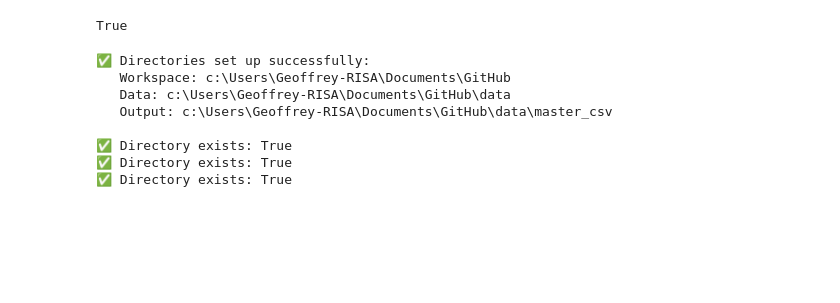
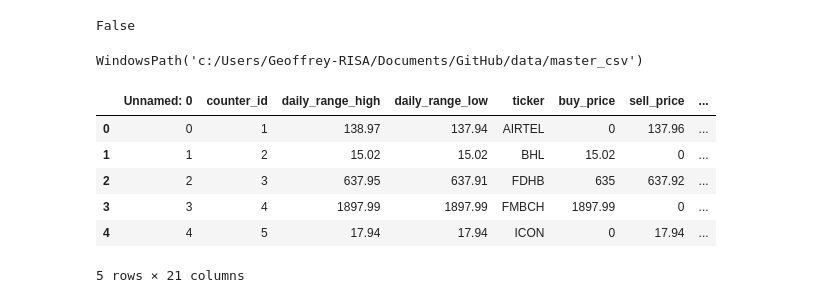
Before and after one commit to Geoffrey023/mse-api-assignment-Geo, a Jupyter notebook: database.ipynb, the cells around one changed output. Cells and saved outputs as stored; diff of their text form; code cells hidden in the pictures; blank space fills up the shorter version.

```diff
--- a/database.ipynb
+++ b/database.ipynb
@@ -1,43 +1,13 @@
-# %%
-#imports several libraries
-import psycopg2
-from sqlalchemy import create_engine, text
-import pandas as pd
-from dotenv import load_dotenv
-import os
-load_dotenv(dotenv_path='data/.env')
-# %% [output]
-True
-# %%
-# PATH SETUP
-from pathlib import Path
-
-try:
-    DIR_WORKSPACE = Path.cwd().parent.parent
-    DIR_DATA = DIR_WORKSPACE / "data"
-    DIR_OUTPUT = DIR_DATA / "master_csv"
-
-    # Create directories if they don't exist
-    DIR_OUTPUT.mkdir(parents=True, exist_ok=True)
-
-    print("✅ Directories set up successfully:")
-    print(f"   Workspace: {DIR_WORKSPACE}")
-    print(f"   Data: {DIR_DATA}")
-    print(f"   Output: {DIR_OUTPUT}")
-
-    # Verify directories exist
-    print(f"\n✅ Directory exists: {DIR_WORKSPACE.exists()}")
-    print(f"✅ Directory exists: {DIR_DATA.exists()}")
-    print(f"✅ Directory exists: {DIR_OUTPUT.exists()}")
-
-except Exception as e:
-    print(f"❌ Error setting up directories: {e}")
-# %% [output]
-✅ Directories set up successfully:
-   Workspace: c:\Users\Geoffrey-RISA\Documents\GitHub
-   Data: c:\Users\Geoffrey-RISA\Documents\GitHub\data
-   Output: c:\Users\Geoffrey-RISA\Documents\GitHub\data\master_csv
-
-✅ Directory exists: True
-✅ Directory exists: True
-✅ Directory exists: True
+# %%
+import pandas as pd
+import numpy as np
+from pathlib import Path
+from sqlalchemy import create_engine, text
+from dotenv import load_dotenv
+import os
+from fastapi import FastAPI
+
+# Load environment variables from .env file
+load_dotenv()
+# %% [output]
+False
@@ -44 +19,16 @@ except Exception as e:
+# %%
+DIR_OUTPUT
+# %% [output]
+WindowsPath('c:/Users/Geoffrey-RISA/Documents/GitHub/data/master_csv')
+# %%
+df=pd.read_csv(DIR_OUTPUT / r"C:\Users\Geoffrey-RISA\Documents\GitHub\AIMS-DSCBI-WEEK-3\mse-api-assignment-Geo\data\master_csv\master_csv.csv")
+df.head()
+# %% [output]
+|  | Unnamed: 0 | counter_id | daily_range_high | daily_range_low | ticker | buy_price | sell_price | ... |
+| 0 | 0 | 1 | 138.97 | 137.94 | AIRTEL | 0 | 137.96 | ... |
+| 1 | 1 | 2 | 15.02 | 15.02 | BHL | 15.02 | 0 | ... |
+| 2 | 2 | 3 | 637.95 | 637.91 | FDHB | 635 | 637.92 | ... |
+| 3 | 3 | 4 | 1897.99 | 1897.99 | FMBCH | 1897.99 | 0 | ... |
+| 4 | 4 | 5 | 17.94 | 17.94 | ICON | 0 | 17.94 | ... |
+5 rows × 21 columns
 # %%
```
Also changed, not shown: parts of 24 cells of this notebook, 5 other files.
